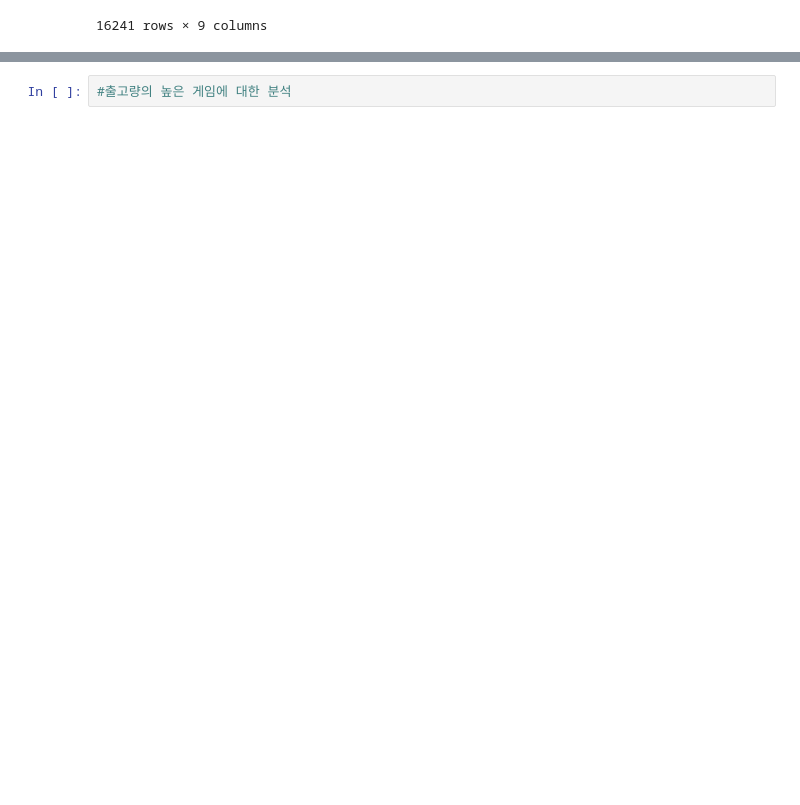
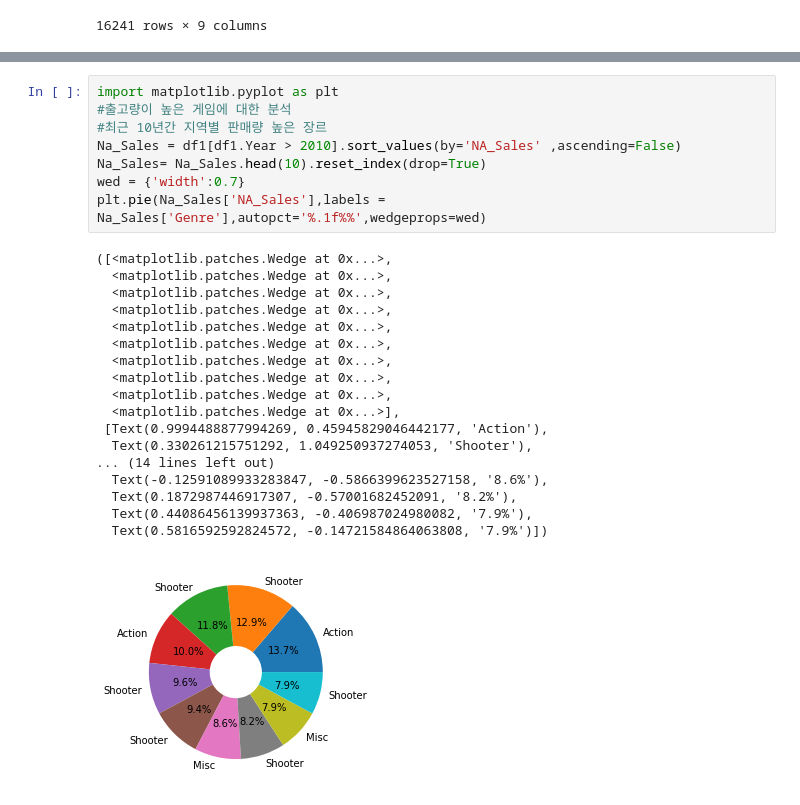
Before and after one commit to lakepicnic/Section_project, a Jupyter notebook: Section1_project.ipynb, the cells around one changed output, grey strips where cells are left out. Saved outputs shown, nothing was run; the diff lists cells and outputs as text; blank space fills up the shorter version.

```diff
--- a/Section1_project.ipynb
+++ b/Section1_project.ipynb
@@ -186,2 +189,27 @@ sns.barplot(x='Year',y = 'Total',data=Year_trend3, hue = 'Genre')
-# %%
-#출고량의 높은 게임에 대한 분석
+# %%
+import matplotlib.pyplot as plt
+#출고량이 높은 게임에 대한 분석
+#최근 10년간 지역별 판매량 높은 장르
+Na_Sales = df1[df1.Year > 2010].sort_values(by='NA_Sales' ,ascending=False)
+Na_Sales= Na_Sales.head(10).reset_index(drop=True)
+wed = {'width':0.7}
+plt.pie(Na_Sales['NA_Sales'],labels = Na_Sales['Genre'],autopct='%.1f%%',wedgeprops=wed)
+# %% [output]
+([<matplotlib.patches.Wedge at 0x...>,
+  <matplotlib.patches.Wedge at 0x...>,
+  <matplotlib.patches.Wedge at 0x...>,
+  <matplotlib.patches.Wedge at 0x...>,
+  <matplotlib.patches.Wedge at 0x...>,
+  <matplotlib.patches.Wedge at 0x...>,
+  <matplotlib.patches.Wedge at 0x...>,
+  <matplotlib.patches.Wedge at 0x...>,
+  <matplotlib.patches.Wedge at 0x...>,
+  <matplotlib.patches.Wedge at 0x...>],
+ [Text(0.9994488877994269, 0.45945829046442177, 'Action'),
+  Text(0.330261215751292, 1.049250937274053, 'Shooter'),
+... (14 lines left out)
+  Text(-0.12591089933283847, -0.5866399623527158, '8.6%'),
+  Text(0.1872987446917307, -0.57001682452091, '8.2%'),
+  Text(0.44086456139937363, -0.406987024980082, '7.9%'),
+  Text(0.5816592592824572, -0.14721584864063808, '7.9%')])
+[figure, added]
```
Also changed, not shown: parts of 6 cells of this notebook.
